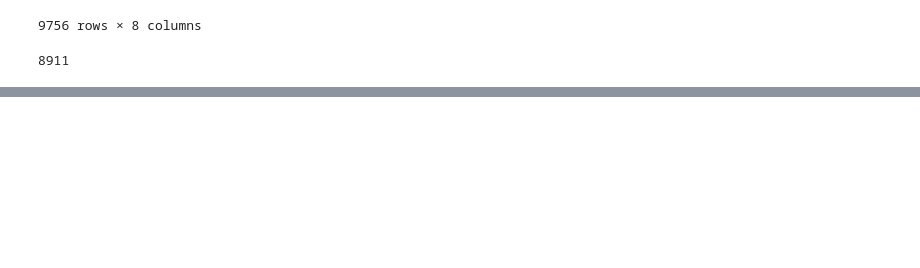
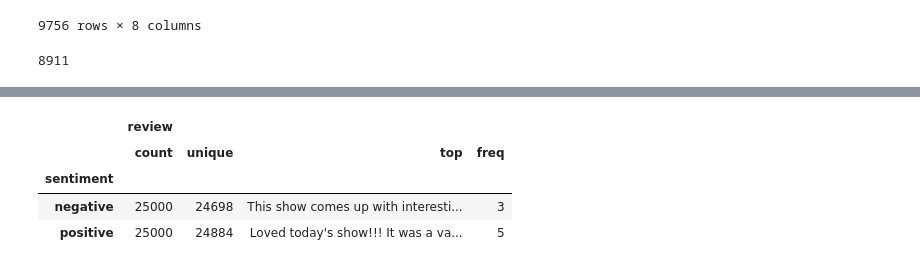
Before and after one commit to ChanderMohan27/Movie_Recommendation_And_Review_Analysis, a Jupyter notebook: experiment.ipynb, the cells around one changed output, grey strips where cells are left out. Cells and saved outputs as stored; diff of their text form; code cells hidden in the pictures; blank space fills up the shorter version.

```diff
--- a/experiment.ipynb
+++ b/experiment.ipynb
@@ -872,0 +918,8 @@ def recommend(self, movie):
+# %%
+imdb_review.groupby('sentiment').describe()
+# %% [output]
+|  | review |  |  |  |
+|  | count | unique | top | freq |
+| sentiment |  |  |  |  |
+| negative | 25000 | 24698 | This show comes up with interesti... | 3 |
+| positive | 25000 | 24884 | Loved today's show!!! It was a va... | 5 |
```
Also changed, not shown: parts of 61 cells of this notebook, 22 other files.
